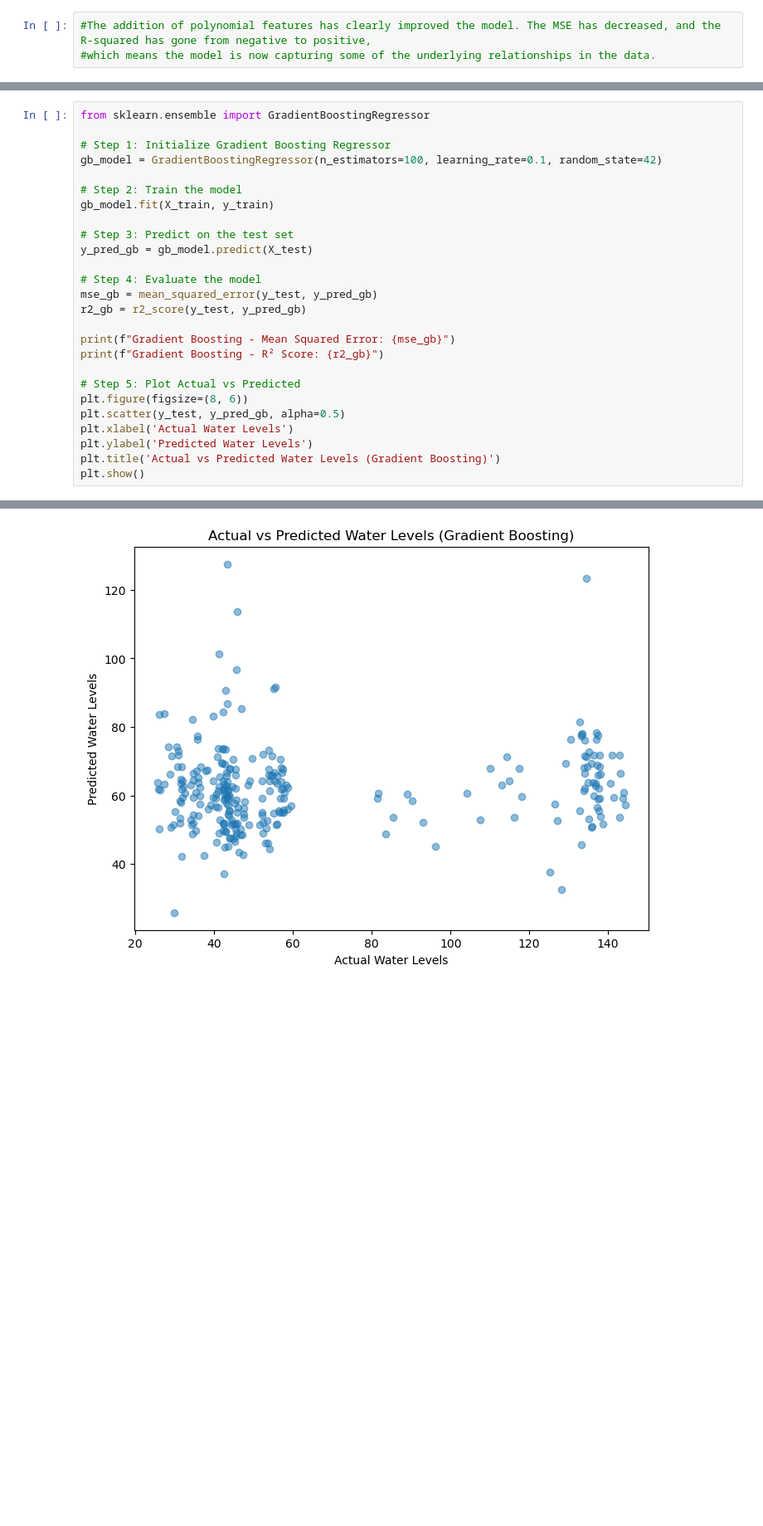
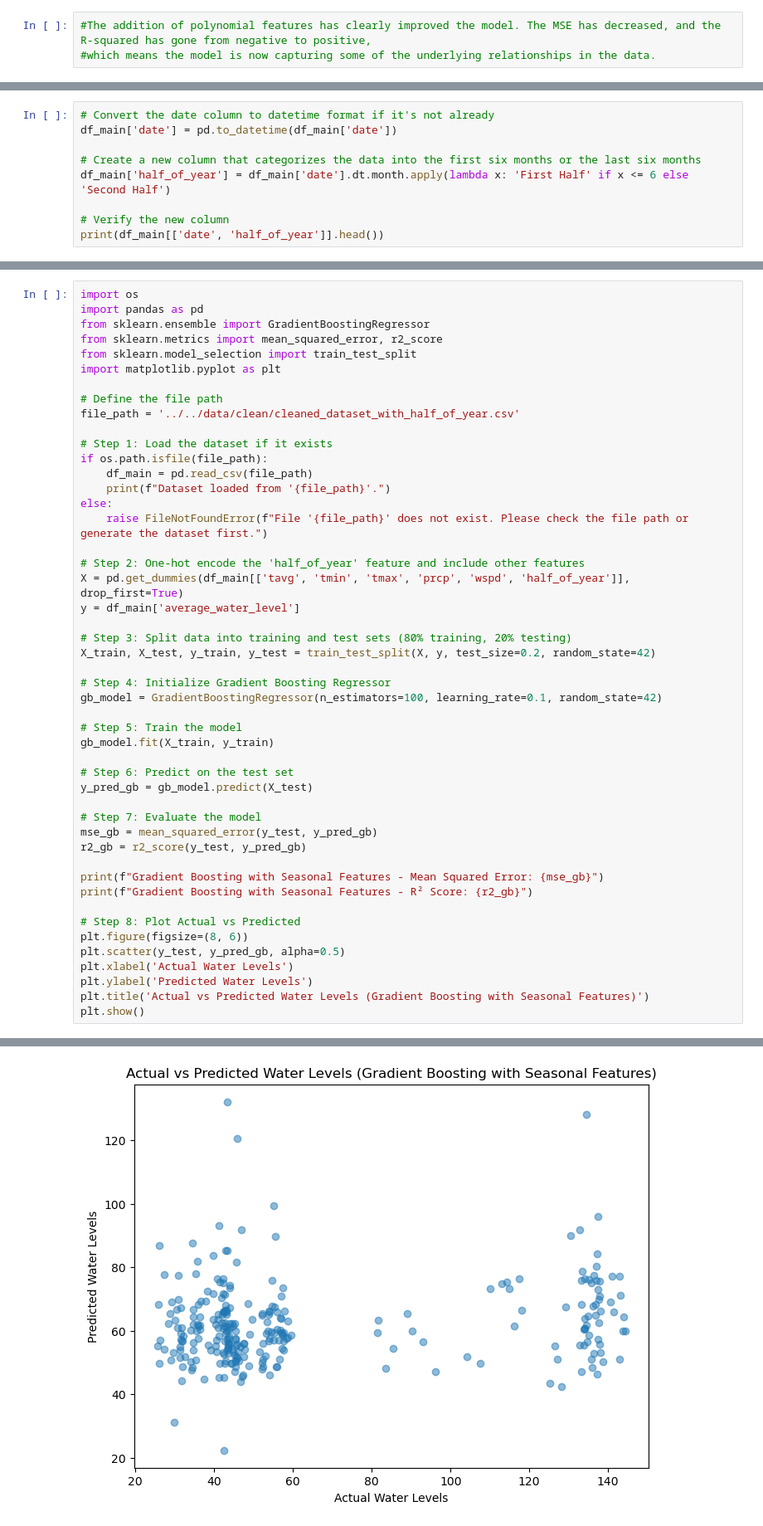
Before and after one commit to Futuroent/Iron_Hack_Water_in_Tunisia, a Jupyter notebook: notebooks/Water_Tunisia_notebook.ipynb, the cells around one changed output, grey strips where cells are left out. Shown at 83% size. Drawn from its saved outputs; the diff is of its cells as text; blank space fills up the shorter version.

Commit message:
drei uhr mit neue half of year

```diff
--- a/notebooks/Water_Tunisia_notebook.ipynb
+++ b/notebooks/Water_Tunisia_notebook.ipynb
@@ -840,0 +913,9 @@ Random Forest - R² Score: -0.06459596568042092
+# %%
+# Convert the date column to datetime format if it's not already
+df_main['date'] = pd.to_datetime(df_main['date'])
+
+# Create a new column that categorizes the data into the first six months or the last six months
+df_main['half_of_year'] = df_main['date'].dt.month.apply(lambda x: 'First Half' if x <= 6 else 'Second Half')
+
+# Verify the new column
+print(df_main[['date', 'half_of_year']].head())
@@ -841,27 +983,49 @@ Random Forest - R² Score: -0.06459596568042092
 # %%
+import os
+import pandas as pd
 from sklearn.ensemble import GradientBoostingRegressor
+from sklearn.metrics import mean_squared_error, r2_score
+from sklearn.model_selection import train_test_split
+import matplotlib.pyplot as plt
 
-# Step 1: Initialize Gradient Boosting Regressor
+# Define the file path
+file_path = '../../data/clean/cleaned_dataset_with_half_of_year.csv'
+
+# Step 1: Load the dataset if it exists
+if os.path.isfile(file_path):
+    df_main = pd.read_csv(file_path)
+    print(f"Dataset loaded from '{file_path}'.")
+else:
+    raise FileNotFoundError(f"File '{file_path}' does not exist. Please check the file path or generate the dataset first.")
+
+# Step 2: One-hot encode the 'half_of_year' feature and include other features
+X = pd.get_dummies(df_main[['tavg', 'tmin', 'tmax', 'prcp', 'wspd', 'half_of_year']], drop_first=True)
+y = df_main['average_water_level']
+
+# Step 3: Split data into training and test sets (80% training, 20% testing)
+X_train, X_test, y_train, y_test = train_test_split(X, y, test_size=0.2, random_state=42)
+
+# Step 4: Initialize Gradient Boosting Regressor
 gb_model = GradientBoostingRegressor(n_estimators=100, learning_rate=0.1, random_state=42)
 
-# Step 2: Train the model
+# Step 5: Train the model
 gb_model.fit(X_train, y_train)
 
-# Step 3: Predict on the test set
+# Step 6: Predict on the test set
 y_pred_gb = gb_model.predict(X_test)
 
-# Step 4: Evaluate the model
+# Step 7: Evaluate the model
 mse_gb = mean_squared_error(y_test, y_pred_gb)
 r2_gb = r2_score(y_test, y_pred_gb)
 
-print(f"Gradient Boosting - Mean Squared Error: {mse_gb}")
-print(f"Gradient Boosting - R² Score: {r2_gb}")
+print(f"Gradient Boosting with Seasonal Features - Mean Squared Error: {mse_gb}")
+print(f"Gradient Boosting with Seasonal Features - R² Score: {r2_gb}")
 
-# Step 5: Plot Actual vs Predicted
+# Step 8: Plot Actual vs Predicted
 plt.figure(figsize=(8, 6))
 plt.scatter(y_test, y_pred_gb, alpha=0.5)
 plt.xlabel('Actual Water Levels')
 plt.ylabel('Predicted Water Levels')
-plt.title('Actual vs Predicted Water Levels (Gradient Boosting)')
+plt.title('Actual vs Predicted Water Levels (Gradient Boosting with Seasonal Features)')
 plt.show()
 # %% [output]
@@ -870,4 +1035,4 @@ Gradient Boosting - R² Score: -0.046842135257304074
-[figure, old version]
+[figure, new version]
 # %%
 from sklearn.ensemble import GradientBoostingRegressor
 from sklearn.model_selection import GridSearchCV
```
Also changed, not shown: parts of 11 cells of this notebook, 1 other file.
